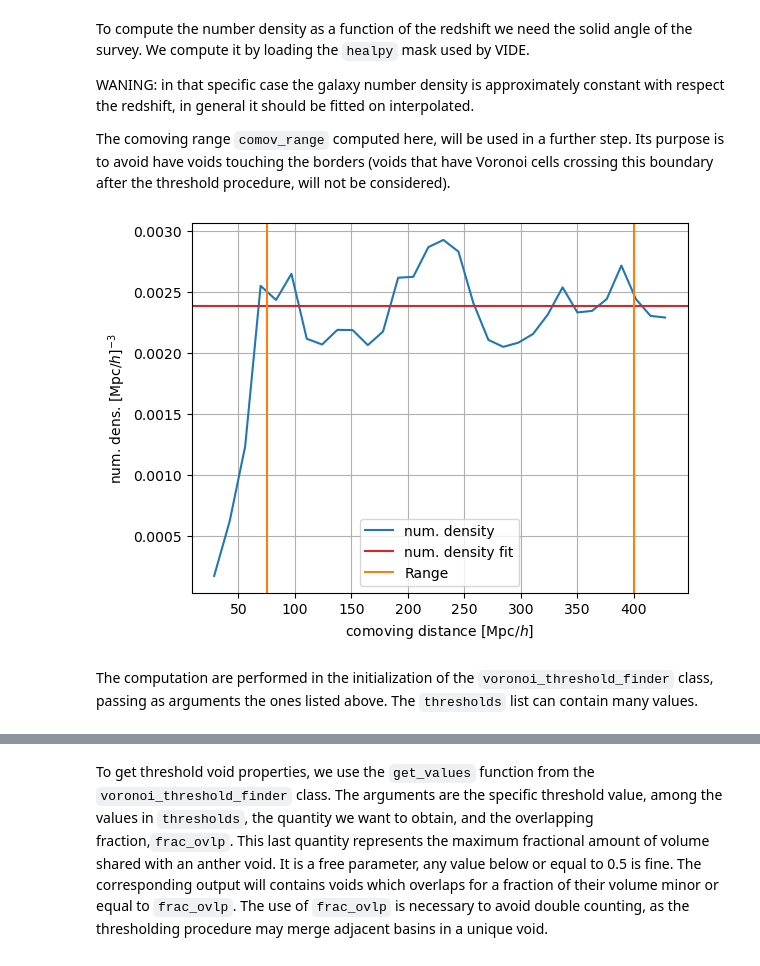
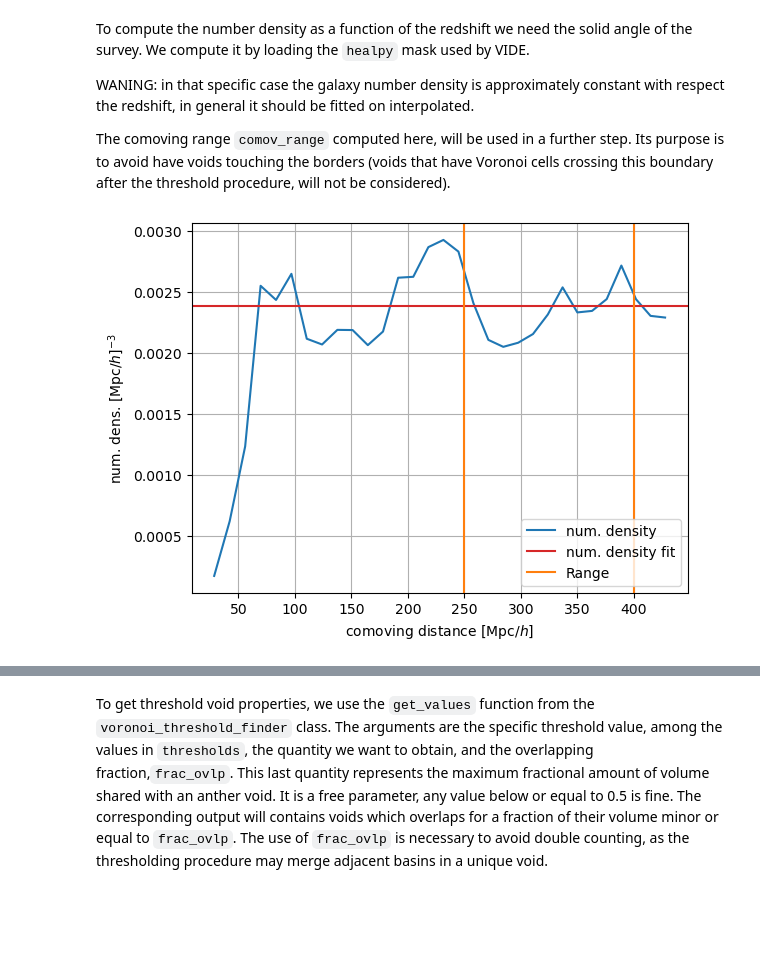
Before and after one commit to Giovanni-Verza/Voronoi_postprocess, a Jupyter notebook: example/lightcone_vide.ipynb, the cells around one changed output, grey strips where cells are left out. Drawn from its saved outputs; the diff is of its cells as text; code cells hidden in the pictures; blank space fills up the shorter version.

```diff
--- a/example/lightcone_vide.ipynb
+++ b/example/lightcone_vide.ipynb
@@ -41,34 +41,32 @@ The comoving range `comov_range` computed here, will be used in a further step.
 # %%
 from vorothreshold.utilities import ComovingDistanceOverh
 import healpy as hp
 
 mask_gal_file = vide_path + 'mask_map.fits'
 mask = hp.read_map(mask_gal_file)
 sky_frac = np.sum(mask)/mask.shape[0]
 
 w0=-1.
 wa=0.
 dist_z = ComovingDistanceOverh(OmegaM,w0,wa)
 hist_z, z_bins = np.histogram(redshift,bins=31)
 
 comov_bins = dist_z.get_dist(z_bins)
 comov3 = dist_z.get_dist(z_bins)**3
 shell_vol = 4*np.pi/3.*sky_frac*(comov3[1:] - comov3[:-1])
 z_mean = 0.5 * (z_bins[1:] + z_bins[:-1])
 dist_mean = dist_z.get_dist(z_mean)
-comov_range = (75,400)
-mean_dens = np.mean((hist_z/shell_vol)[(dist_mean>=comov_range[0]) & (dist_mean<=comov_range[1])])
+mean_dens = np.mean((hist_z/shell_vol)[(dist_mean>=75) & (dist_mean<=400)])
+comov_range = (250,400)
 plt.plot(dist_mean,hist_z/shell_vol,label='num. density')
 plt.axhline(mean_dens,label='num. density fit',c=plt.cm.tab10(3))
 plt.axvline(comov_range[0],label='Range',c=plt.cm.tab10(1))
 plt.axvline(comov_range[1],c=plt.cm.tab10(1))
 plt.legend()
 plt.ylabel('num. dens. [Mpc/$h$]$^{-3}$')
 plt.xlabel('comoving distance [Mpc/$h$]')
 plt.grid()
 
 zDens = np.full(redshift.shape[0],mean_dens)
 # %% [output]
-[figure, old version]
+[figure, new version]
-# %% [markdown]
-The computation are performed in the initialization of the `voronoi_threshold_finder` class, passing as arguments the ones listed above. The `thresholds` list can contain many values.
```
Also changed, not shown: parts of 7 cells of this notebook, 4 other files.
